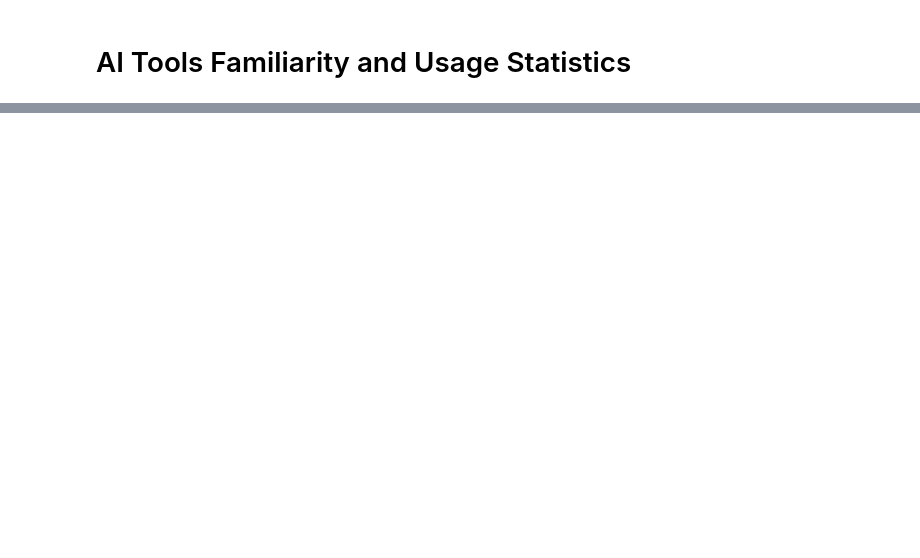
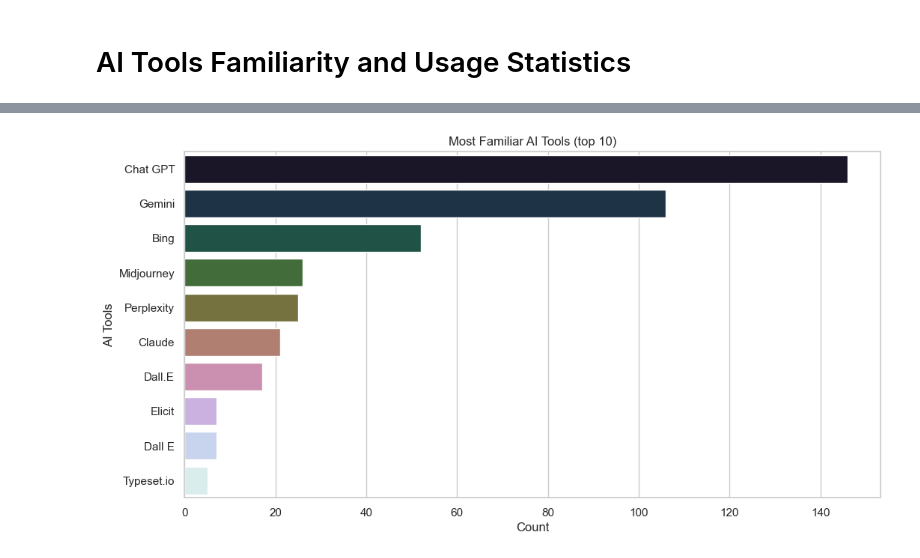
Before and after one commit to NotAlpha45/Survey-on-the-Impact-of-AI-Tools, a Jupyter notebook: code/dataset_exploration.ipynb, the cells around one changed output, grey strips where cells are left out. Cells and saved outputs as stored; diff of their text form; code cells hidden in the pictures; blank space fills up the shorter version.

```diff
--- a/code/dataset_exploration.ipynb
+++ b/code/dataset_exploration.ipynb
@@ -124,0 +152,18 @@ plt.savefig(filename)
+# %%
+# Plot the most familiar AI tools (top 10)
+plt.figure(figsize=(12, 6))
+sns.barplot(
+    y=tools_familiarity.index[:10],
+    x=tools_familiarity.values[:10],
+    palette="cubehelix",
+    hue=tools_familiarity.index[:10],
+    legend=False,
+)
+plt.title("Most Familiar AI Tools (top 10)")
+plt.xlabel("Count")
+plt.ylabel("AI Tools")
+filename = "../results/most_familiar_ai_tools_top_10.png"
+plt.savefig(filename)
+plt.show()
+# %% [output]
+[figure, added]
```
Also changed, not shown: parts of 15 cells of this notebook, 11 other files.
